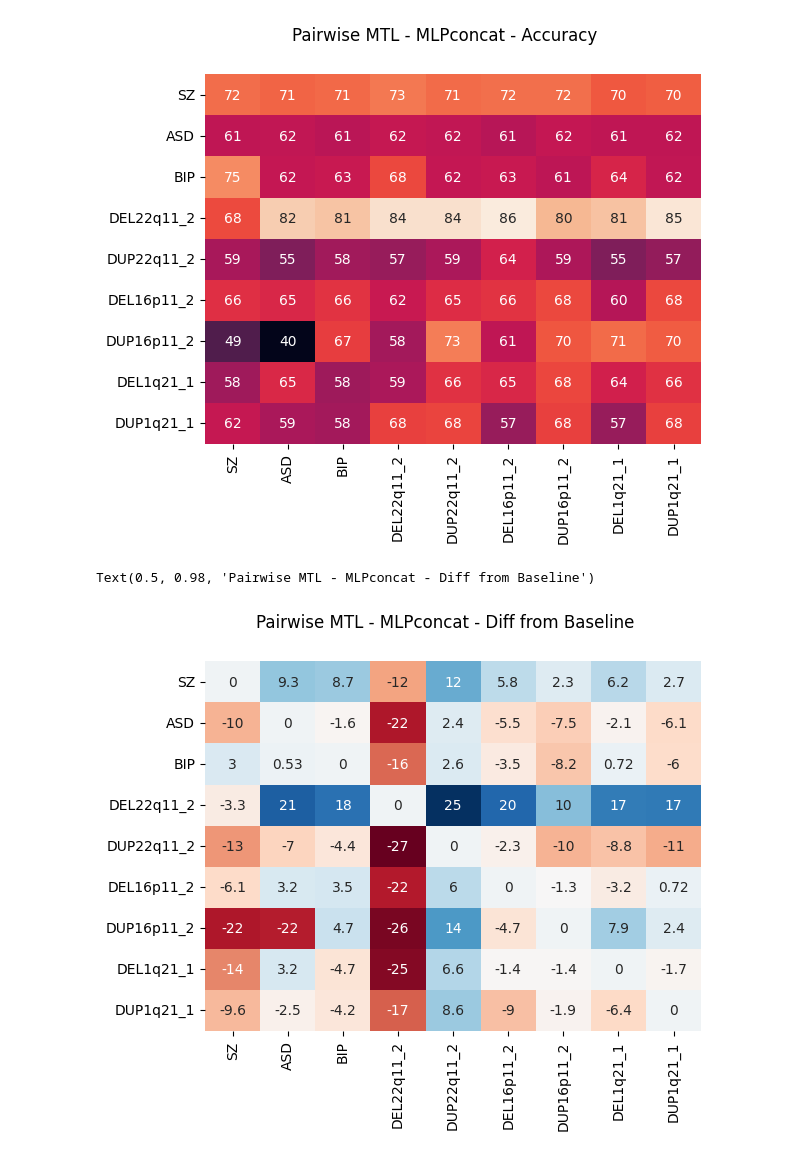
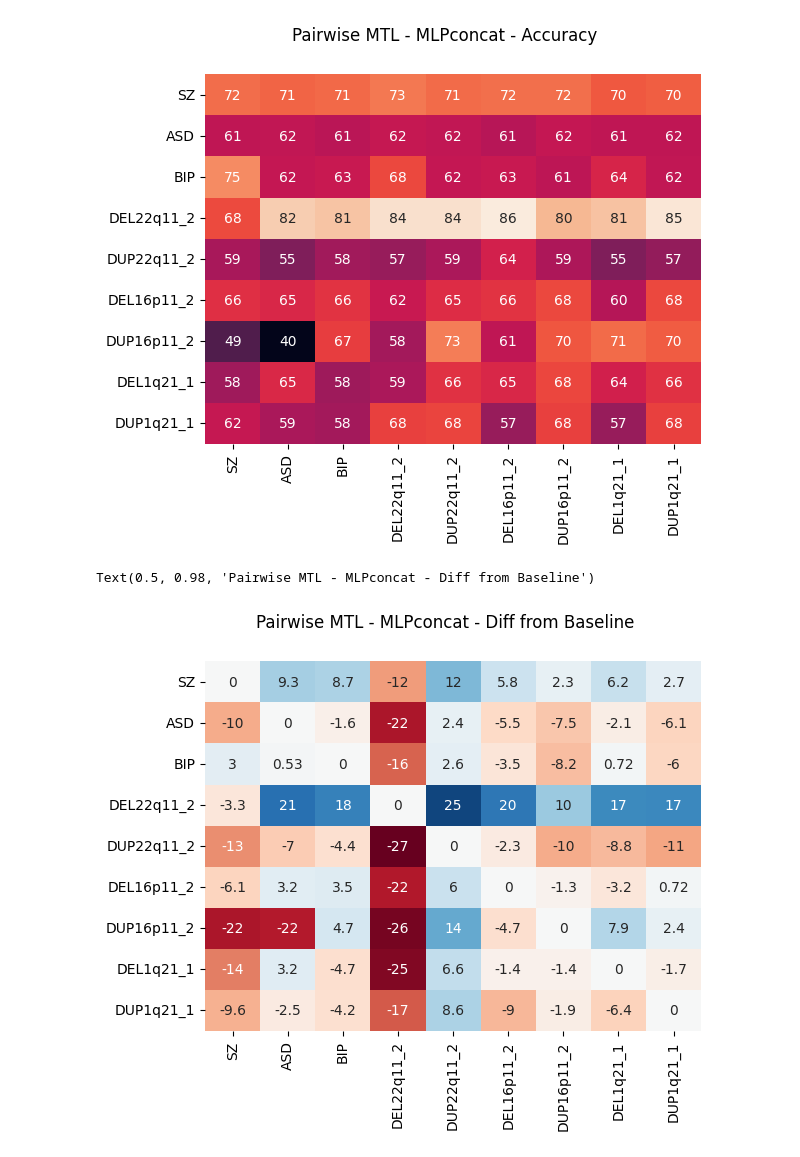
Before and after one commit to harveyaa/neuropsych_mtl, a Jupyter notebook: MTL/neg_transfer.ipynb, the cells around one changed output. Cells and saved outputs as stored; diff of their text form; code cells hidden in the pictures.

```diff
--- a/MTL/neg_transfer.ipynb
+++ b/MTL/neg_transfer.ipynb
@@ -199,8 +202,8 @@ sns.heatmap(concat_pairs,xticklabels=cases,yticklabels=cases,annot=True,cbar=Fal
 <AxesSubplot: >
 [figure]
 # %%
-sns.heatmap(concat_pairs - concat_single,xticklabels=cases,yticklabels=cases,annot=True,cmap='RdBu',cbar=False)
+sns.heatmap(concat_pairs - concat_single,xticklabels=cases,yticklabels=cases,annot=True,cmap='RdBu',cbar=False,center=0)
 plt.suptitle('Pairwise MTL - MLPconcat - Diff from Baseline')
 # %% [output]
 Text(0.5, 0.98, 'Pairwise MTL - MLPconcat - Diff from Baseline')
-[figure, old version]
+[figure, new version]
```
Also changed, not shown: parts of 14 cells of this notebook, 1 other file.
